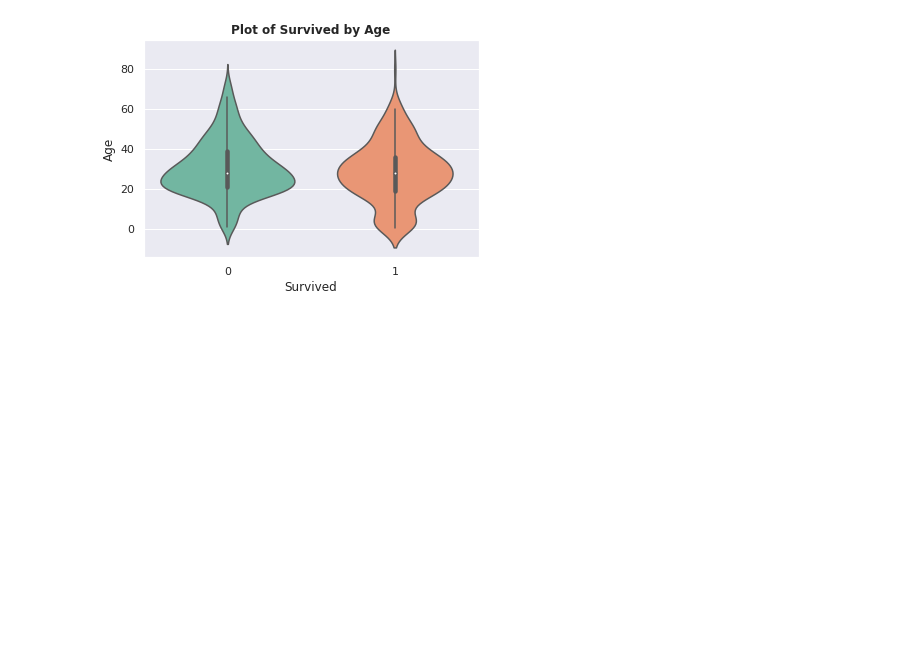
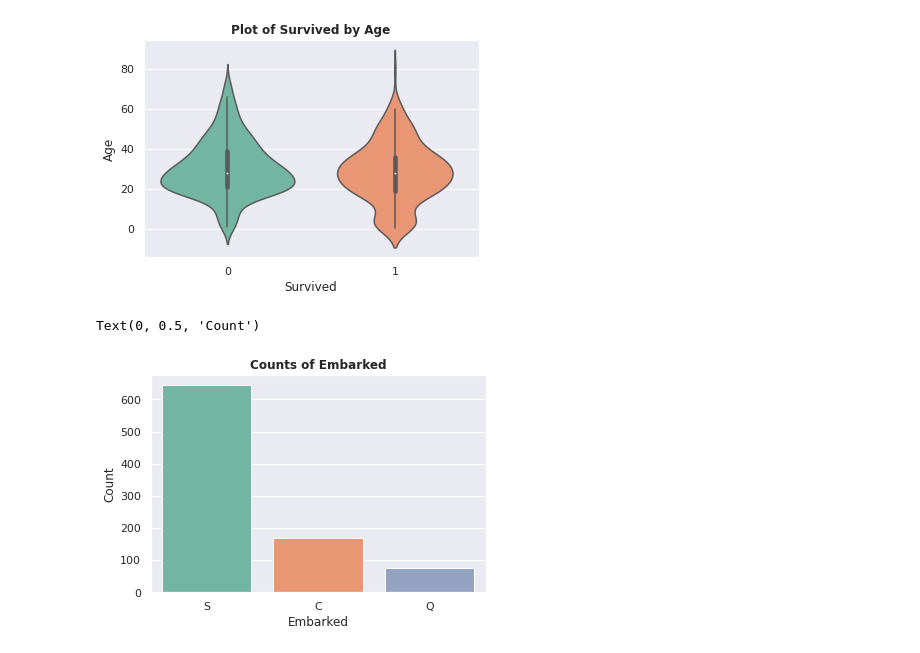
Before and after one commit to flayner2/titanic-survivors, a Jupyter notebook: titanic.ipynb, the cells around one changed output. Cells and saved outputs as stored; diff of their text form; code cells hidden in the pictures; blank space fills up the shorter version.

Commit message:
Added plots for survivorship based on embark location and fare

```diff
--- a/titanic.ipynb
+++ b/titanic.ipynb
@@ -135,3 +135,10 @@ plt.title('Plot of Survived by Age', weight='bold')
 # %% [output]
 Text(0.5, 1.0, 'Plot of Survived by Age')
 [figure]
+# %%
+sns.countplot(data=training_data, x='Embarked', palette='Set2')
+plt.title('Counts of Embarked', weight='bold')
+plt.ylabel('Count')
+# %% [output]
+Text(0, 0.5, 'Count')
+[figure, added]
```
Also changed, not shown: parts of 4 cells of this notebook.
